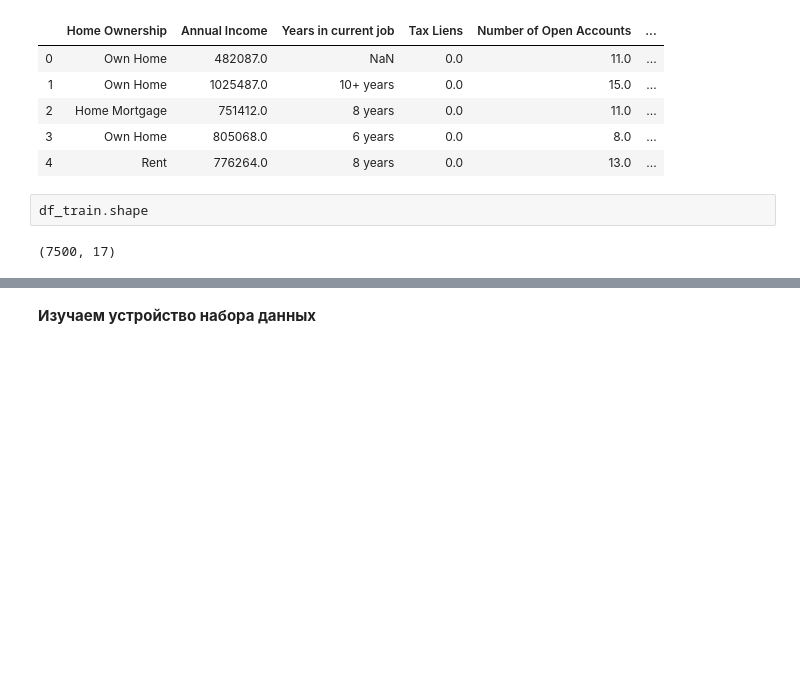
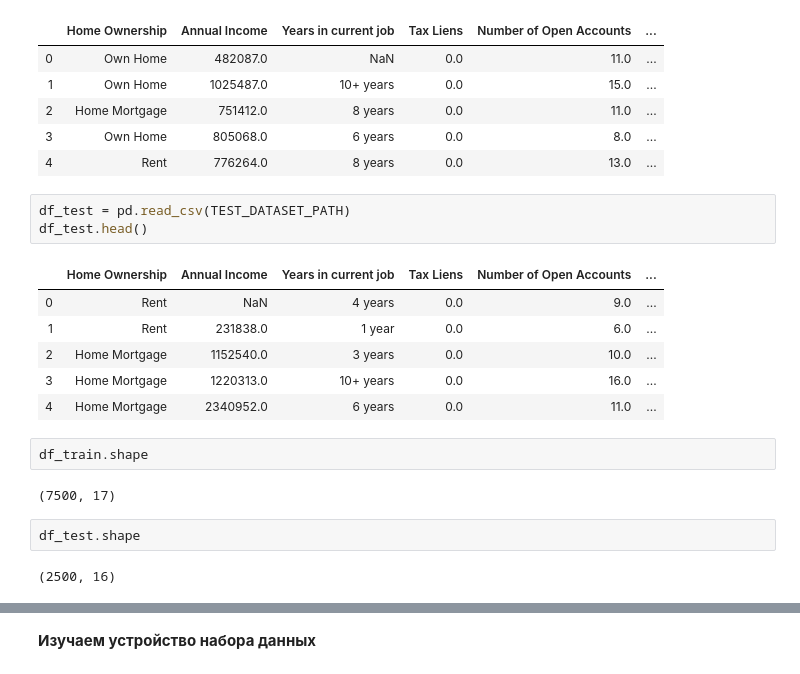
Before and after one commit to ShadarRim/gbpythonlibsadd, a Jupyter notebook: HW Lesson.ipynb, the cells around one changed output, grey strips where cells are left out. Saved outputs shown, nothing was run; the diff lists cells and outputs as text; blank space fills up the shorter version.

```diff
--- a/HW Lesson.ipynb
+++ b/HW Lesson.ipynb
@@ -126,7 +126,21 @@ df_train.head()
 | 2 | Home Mortgage | 751412.0 | 8 years | 0.0 | 11.0 | ... |
 | 3 | Own Home | 805068.0 | 6 years | 0.0 | 8.0 | ... |
 | 4 | Rent | 776264.0 | 8 years | 0.0 | 13.0 | ... |
+# %%
+df_test = pd.read_csv(TEST_DATASET_PATH)
+df_test.head()
+# %% [output]
+|  | Home Ownership | Annual Income | Years in current job | Tax Liens | Number of Open Accounts | ... |
+| 0 | Rent | NaN | 4 years | 0.0 | 9.0 | ... |
+| 1 | Rent | 231838.0 | 1 year | 0.0 | 6.0 | ... |
+| 2 | Home Mortgage | 1152540.0 | 3 years | 0.0 | 10.0 | ... |
+| 3 | Home Mortgage | 1220313.0 | 10+ years | 0.0 | 16.0 | ... |
+| 4 | Home Mortgage | 2340952.0 | 6 years | 0.0 | 11.0 | ... |
 # %%
 df_train.shape
 # %% [output]
 (7500, 17)
+# %%
+df_test.shape
+# %% [output]
+(2500, 16)
```
Also changed, not shown: parts of 22 cells of this notebook.
